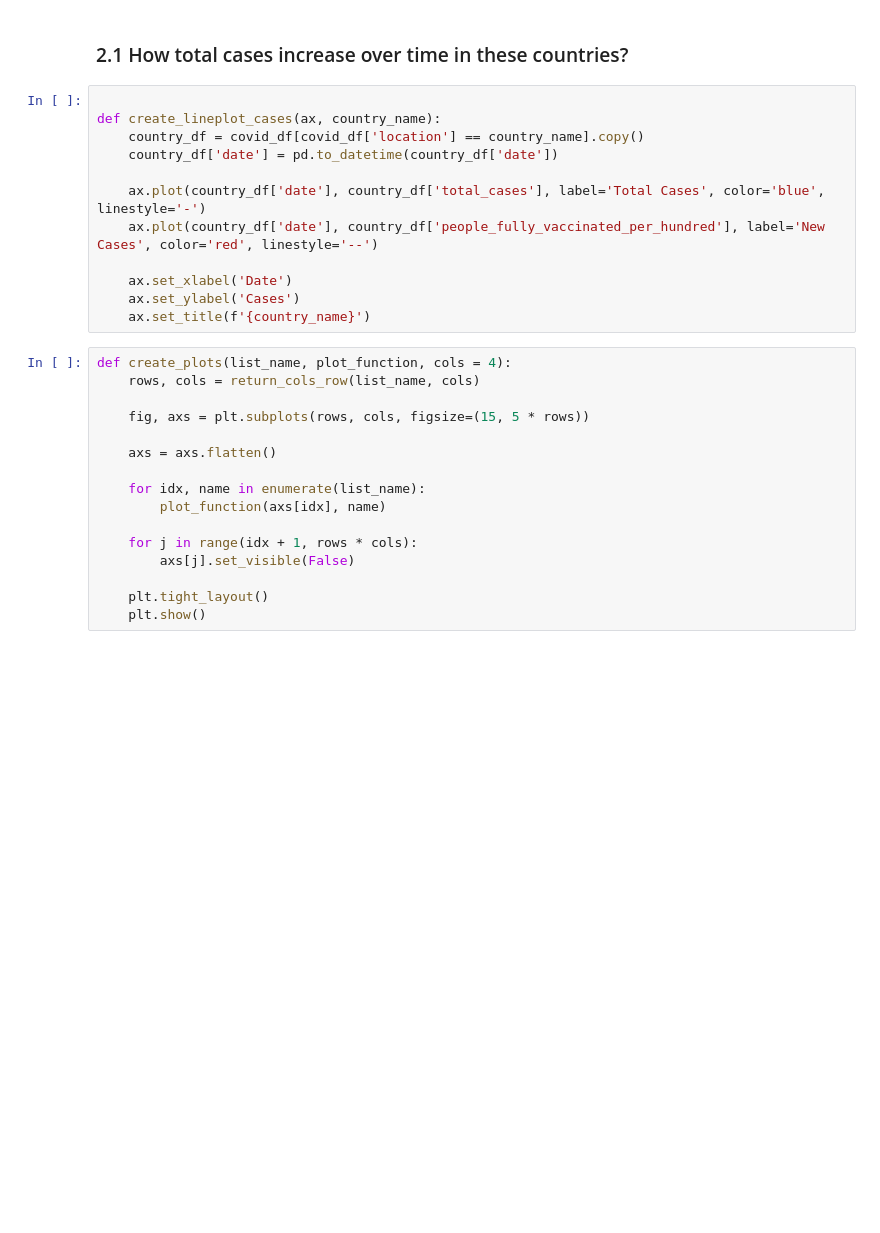
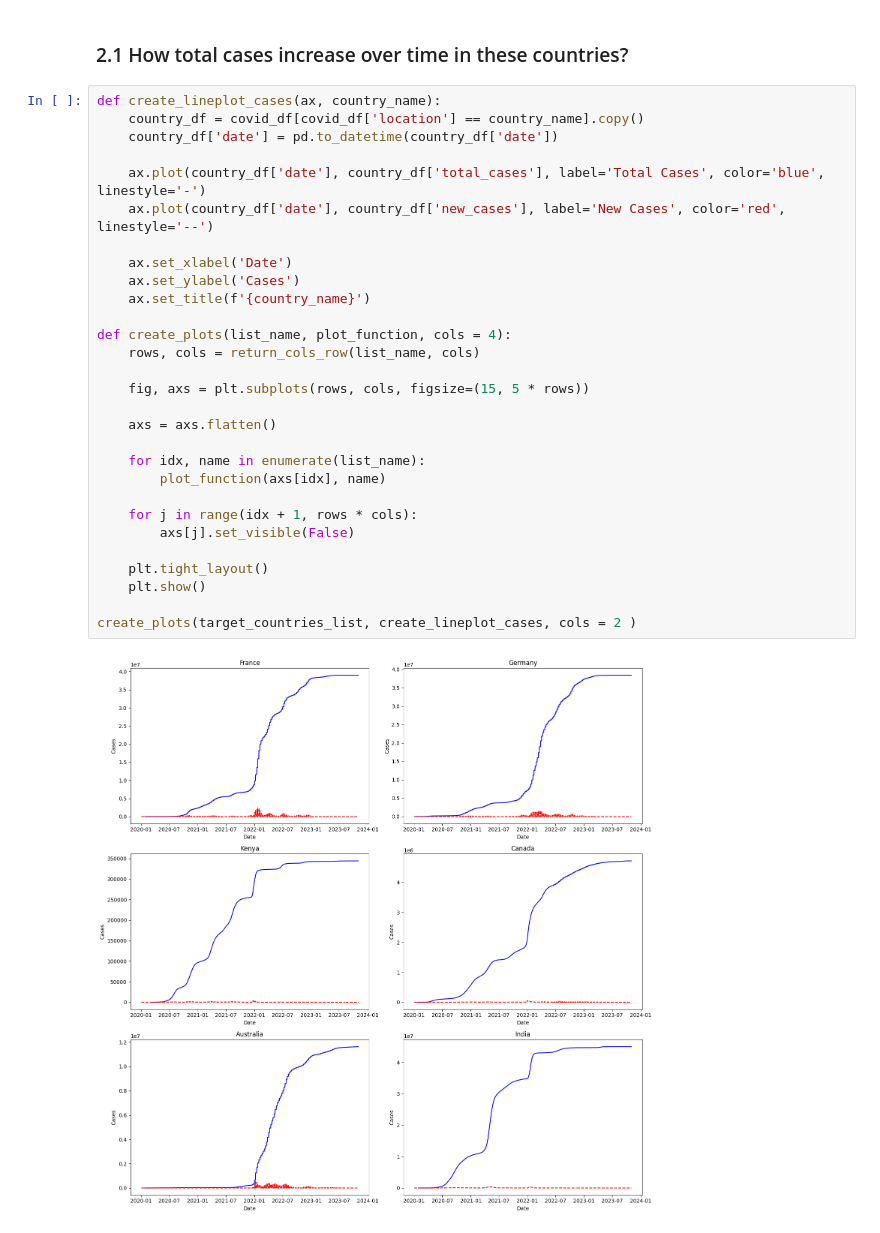
Before and after one commit to fengyu20/covid_data_analysis, a Jupyter notebook: covid_analysis.ipynb, the cells around one changed output. Drawn from its saved outputs; the diff is of its cells as text; blank space fills up the shorter version.

```diff
--- a/covid_analysis.ipynb
+++ b/covid_analysis.ipynb
@@ -149,30 +149,33 @@ Observations:
 # %% [markdown]
 ### 2.1 How total cases increase over time in these countries?
 # %%
-
 def create_lineplot_cases(ax, country_name):
     country_df = covid_df[covid_df['location'] == country_name].copy()
     country_df['date'] = pd.to_datetime(country_df['date'])
 
     ax.plot(country_df['date'], country_df['total_cases'], label='Total Cases', color='blue', linestyle='-')
-    ax.plot(country_df['date'], country_df['people_fully_vaccinated_per_hundred'], label='New Cases', color='red', linestyle='--')
+    ax.plot(country_df['date'], country_df['new_cases'], label='New Cases', color='red', linestyle='--')
 
     ax.set_xlabel('Date')
     ax.set_ylabel('Cases')
     ax.set_title(f'{country_name}')
+
+def create_plots(list_name, plot_function, cols = 4):
+    rows, cols = return_cols_row(list_name, cols)
+
+    fig, axs = plt.subplots(rows, cols, figsize=(15, 5 * rows))
+
+    axs = axs.flatten()
+
+    for idx, name in enumerate(list_name):
+        plot_function(axs[idx], name)
+
+    for j in range(idx + 1, rows * cols):
+        axs[j].set_visible(False)
+
+    plt.tight_layout()
+    plt.show()
+
+create_plots(target_countries_list, create_lineplot_cases, cols = 2 )
+# %% [output]
+[figure, added]
-# %%
-def create_plots(list_name, plot_function, cols = 4):
-    rows, cols = return_cols_row(list_name, cols)
-
-    fig, axs = plt.subplots(rows, cols, figsize=(15, 5 * rows))
-
-    axs = axs.flatten()
-
-    for idx, name in enumerate(list_name):
-        plot_function(axs[idx], name)
-
-    for j in range(idx + 1, rows * cols):
-        axs[j].set_visible(False)
-
-    plt.tight_layout()
-    plt.show()
```
Also changed, not shown: parts of 15 cells of this notebook.
